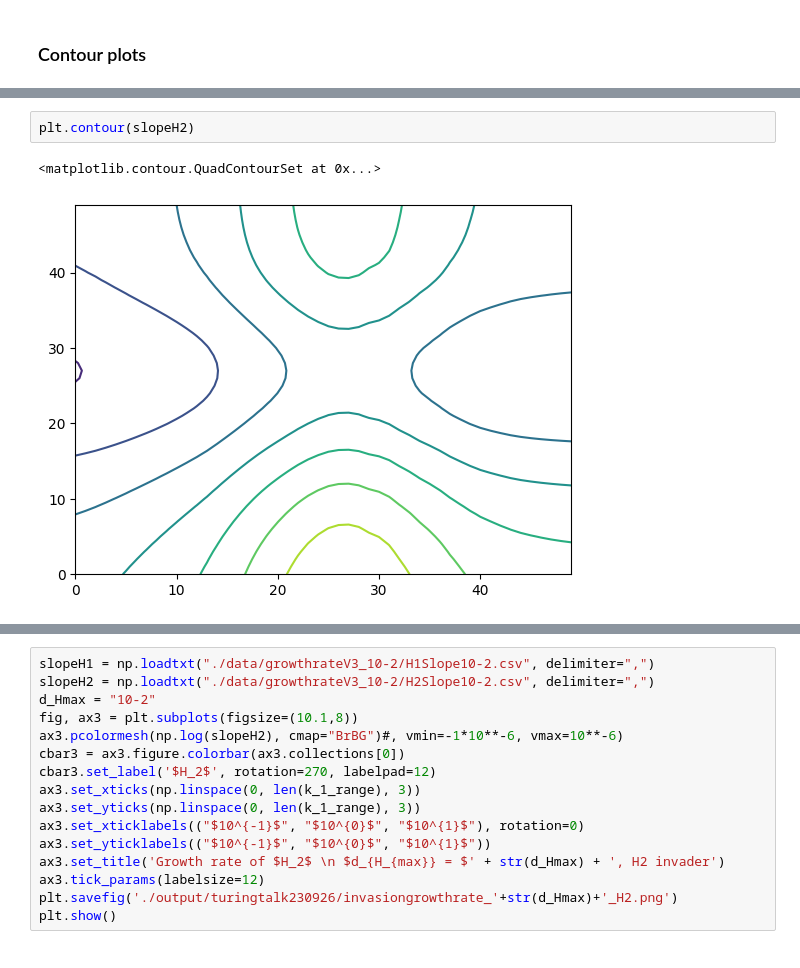
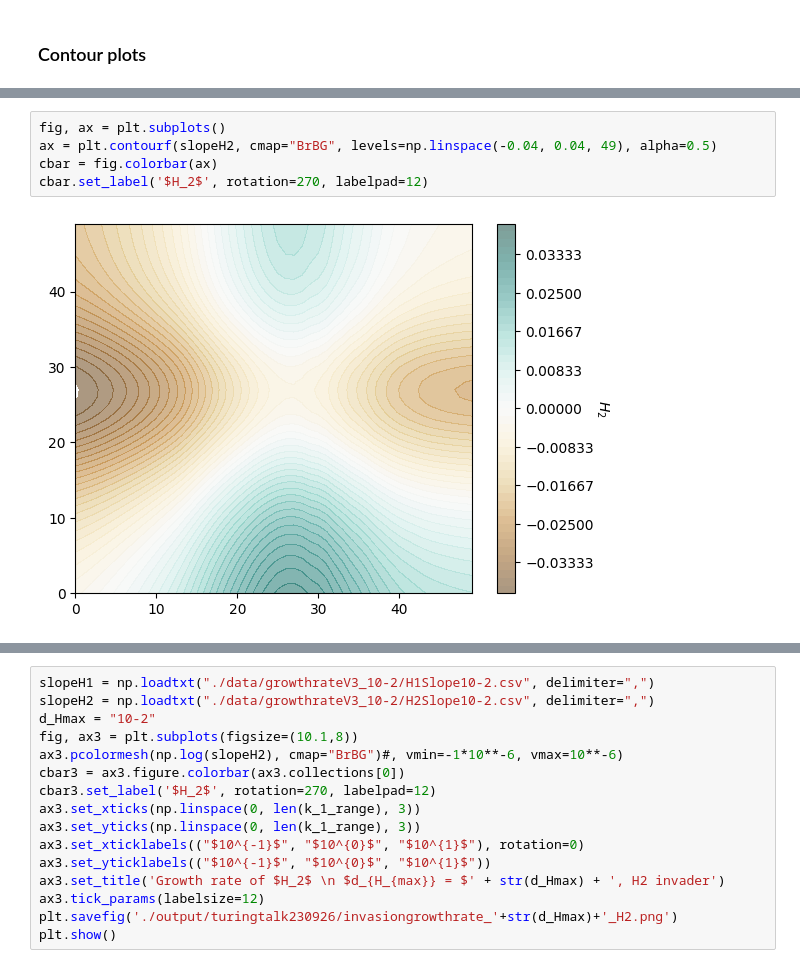
Before and after one commit to rbnmj/turingmodel, a Jupyter notebook: main.ipynb, the cells around one changed output, grey strips where cells are left out. Saved outputs shown, nothing was run; the diff lists cells and outputs as text.

```diff
--- a/main.ipynb
+++ b/main.ipynb
@@ -1710,6 +1713,8 @@ Text(0.5, 1.0, 'Growth rate of $H_2$ \n $d_{H_{max}} = $10-3, H2 invader')
-# %%
-plt.contour(slopeH2)
-# %% [output]
-<matplotlib.contour.QuadContourSet at 0x...>
-[figure, removed]
+# %%
+fig, ax = plt.subplots()
+ax = plt.contourf(slopeH2, cmap="BrBG", levels=np.linspace(-0.04, 0.04, 49), alpha=0.5)
+cbar = fig.colorbar(ax)
+cbar.set_label('$H_2$', rotation=270, labelpad=12)
+# %% [output]
+[figure, added]
 # %%
```
Also changed, not shown: parts of 3 cells of this notebook, 49 other files.
